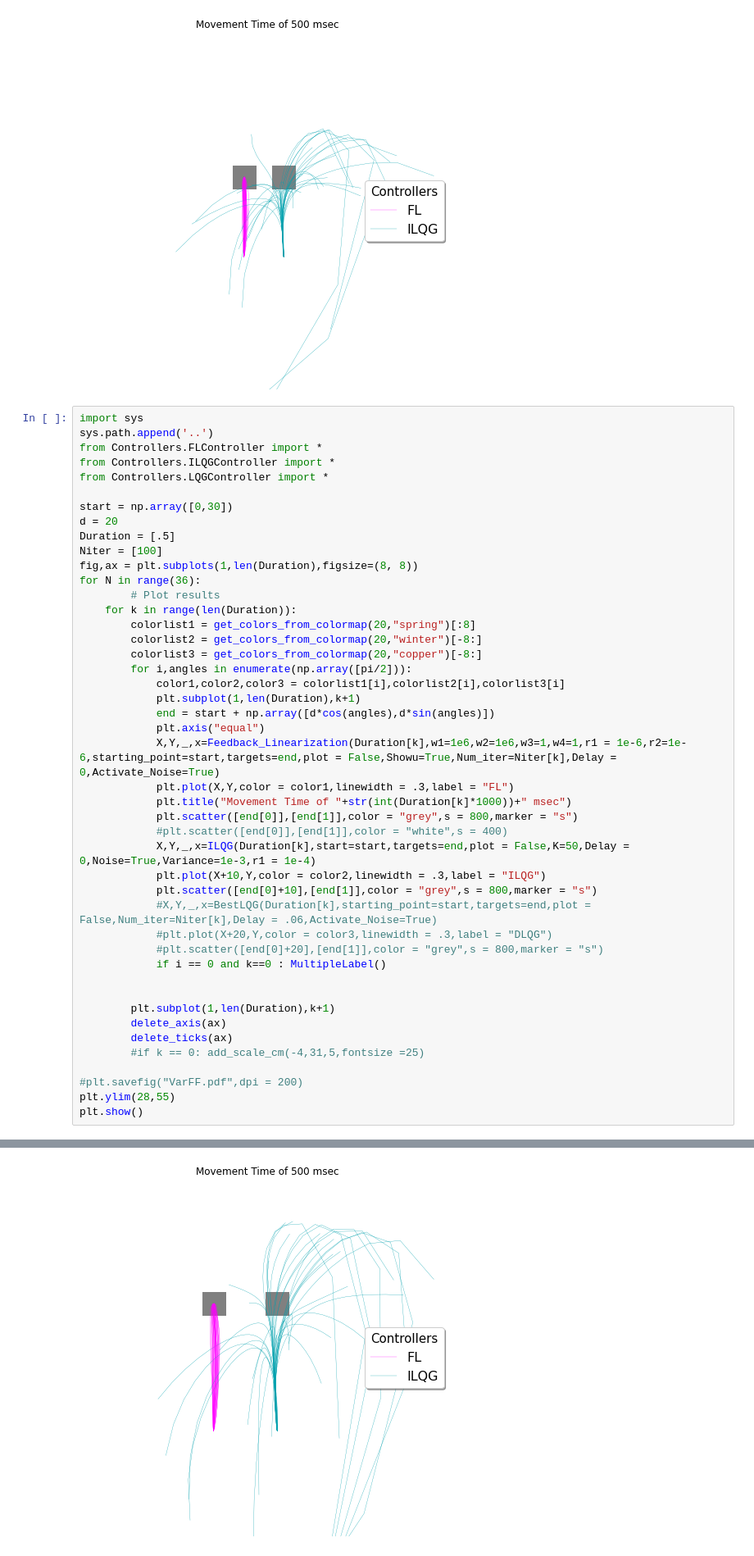
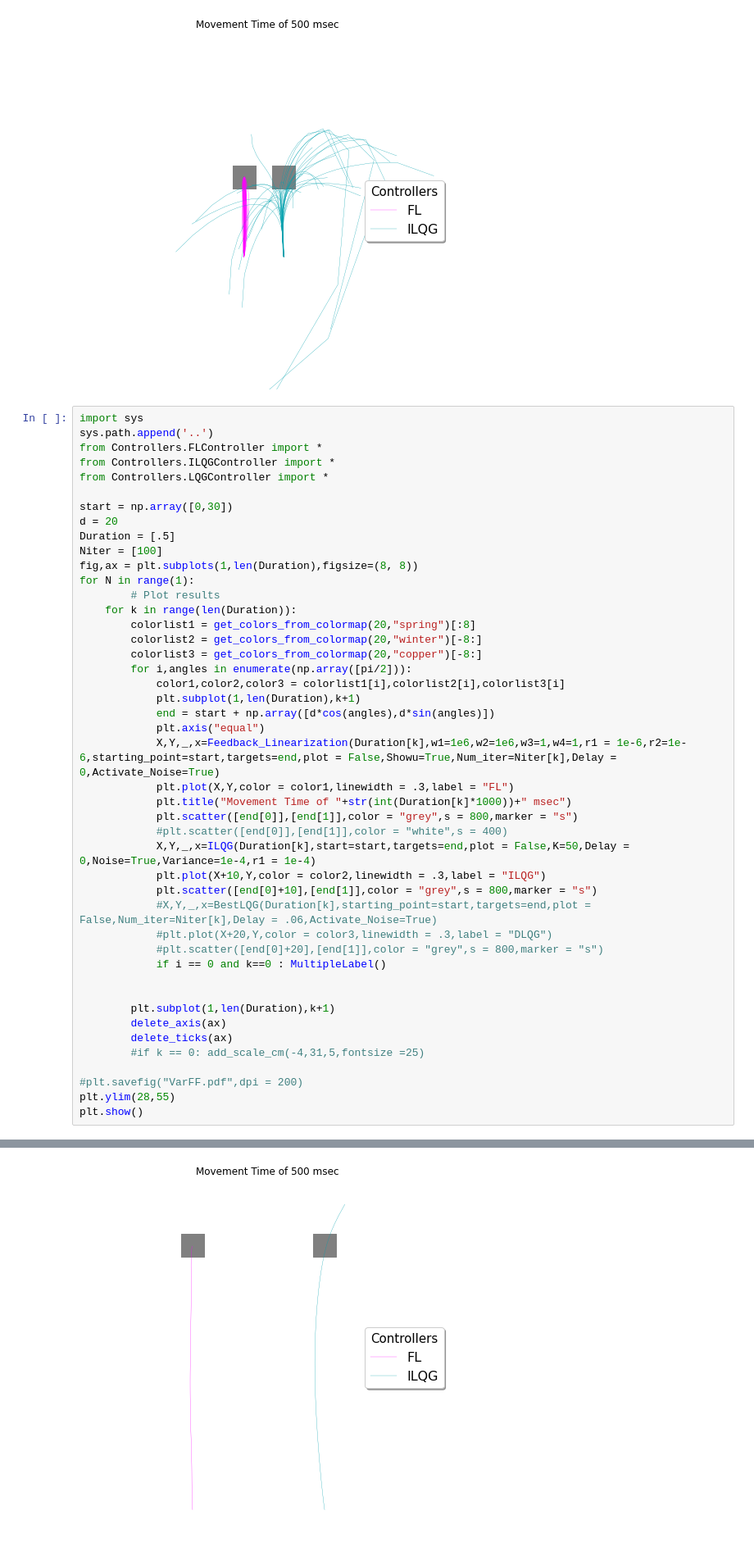
Before and after one commit to AlexandreThy/PhD, a Jupyter notebook: CurrentParts/ILQGvsFL.ipynb, the cells around one changed output, grey strips where cells are left out. Shown at 82% size. Saved outputs shown, nothing was run; the diff lists cells and outputs as text.

```diff
--- a/CurrentParts/ILQGvsFL.ipynb
+++ b/CurrentParts/ILQGvsFL.ipynb
@@ -575,7 +577,7 @@ d = 20
 Duration = [.5]
 Niter = [100]
 fig,ax = plt.subplots(1,len(Duration),figsize=(8, 8))
-for N in range(36):
+for N in range(1):
         # Plot results
     for k in range(len(Duration)):
         colorlist1 = get_colors_from_colormap(20,"spring")[:8]
@@ -591,7 +593,7 @@ for N in range(36):
             plt.title("Movement Time of "+str(int(Duration[k]*1000))+" msec")
             plt.scatter([end[0]],[end[1]],color = "grey",s = 800,marker = "s")
             #plt.scatter([end[0]],[end[1]],color = "white",s = 400)
-            X,Y,_,x=ILQG(Duration[k],start=start,targets=end,plot = False,K=50,Delay = 0,Noise=True,Variance=1e-3,r1 = 1e-4)
+            X,Y,_,x=ILQG(Duration[k],start=start,targets=end,plot = False,K=50,Delay = 0,Noise=True,Variance=1e-4,r1 = 1e-4)
             plt.plot(X+10,Y,color = color2,linewidth = .3,label = "ILQG")
             plt.scatter([end[0]+10],[end[1]],color = "grey",s = 800,marker = "s")
             #X,Y,_,x=BestLQG(Duration[k],starting_point=start,targets=end,plot = False,Num_iter=Niter[k],Delay = .06,Activate_Noise=True)
@@ -629 +631 @@ found at  6
-[figure, old version]
+[figure, new version]
```
Also changed, not shown: parts of 2 cells of this notebook, 1 other file.
